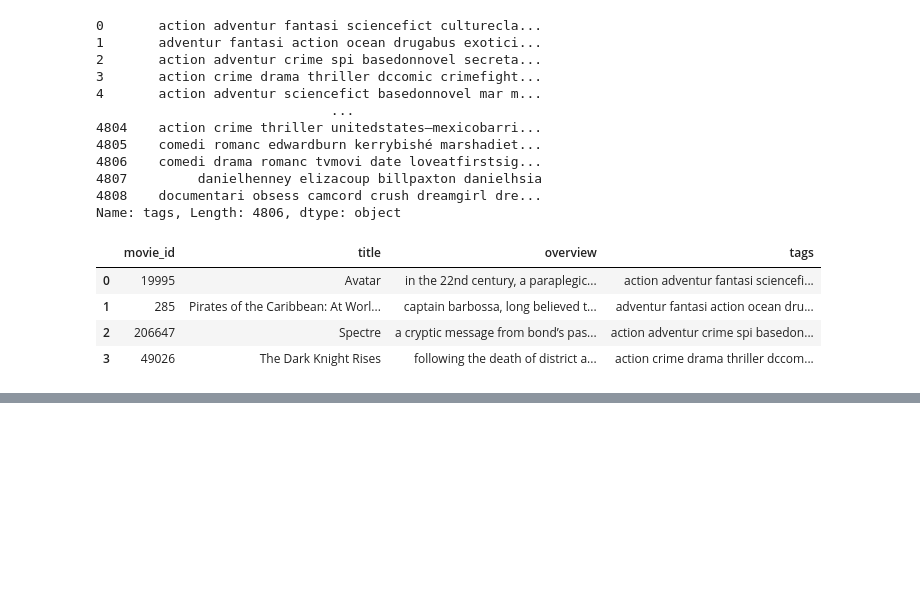
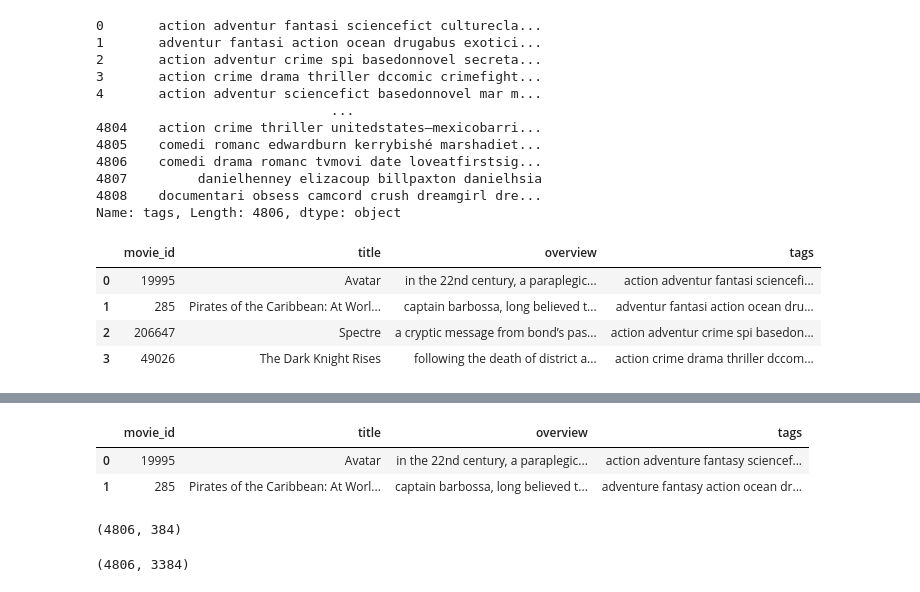
Before and after one commit to SarthakMogane/Movie-Recommendation-system, a Jupyter notebook: notebook.ipynb, the cells around one changed output, grey strips where cells are left out. Saved outputs shown, nothing was run; the diff lists cells and outputs as text; code cells hidden in the pictures; blank space fills up the shorter version.

```diff
--- a/notebook.ipynb
+++ b/notebook.ipynb
@@ -522,0 +552,6 @@ tfidf = TfidfVectorizer(max_features=3000)
+# %%
+new_df.head(2)
+# %% [output]
+|  | movie_id | title | overview | tags |
+| 0 | 19995 | Avatar | in the 22nd century, a paraplegic... | action adventure fantasy sciencef... |
+| 1 | 285 | Pirates of the Caribbean: At Worl... | captain barbossa, long believed t... | adventure fantasy action ocean dr... |
@@ -522,0 +560,4 @@ tfidf = TfidfVectorizer(max_features=3000)
+# %%
+bert_vec.shape
+# %% [output]
+(4806, 384)
@@ -522,0 +566,4 @@ tfidf = TfidfVectorizer(max_features=3000)
+# %%
+final_feature_matrix.shape
+# %% [output]
+(4806, 3384)
```
Also changed, not shown: parts of 32 cells of this notebook.
